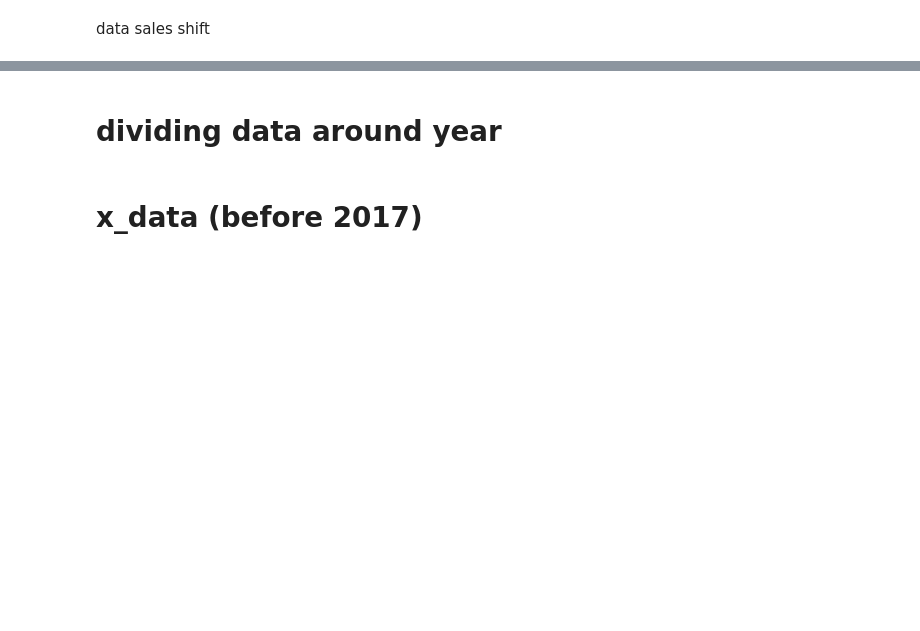
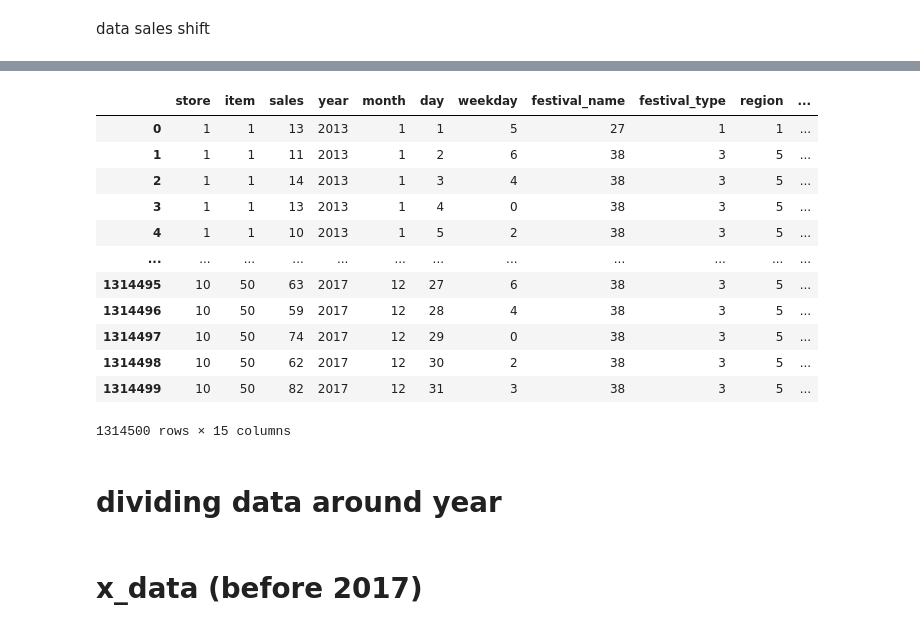
Before and after one commit to Sidd231/Festivals, a Jupyter notebook: Festival_model.ipynb, the cells around one changed output, grey strips where cells are left out. Saved outputs shown, nothing was run; the diff lists cells and outputs as text; code cells hidden in the pictures; blank space fills up the shorter version.

Commit message:
Kaggle Notebook | Festivals | Version 4 | Running

```diff
--- a/Festival_model.ipynb
+++ b/Festival_model.ipynb
@@ -385,2 +283,33 @@ Created 110 rows
+# %%
+ldate = big_d["festival_date"].dropna().unique()
+
+offsets = range(-7, 4)
+
+fd_expanded = pd.DataFrame({
+    "festival_date": [
+        date + pd.Timedelta(days=offset)
+        for date in ldate
+        for offset in offsets
+    ],
+    "days_to_next_festival": [
+        offset
+        for date in ldate
+        for offset in offsets
+    ]
+})
+
+fd_expanded["is_festival_day"] = (
+    fd_expanded["days_to_next_festival"] == 0
+).astype("int8")
+
+fd_expanded["pre_festival_week"] = (
+    fd_expanded["days_to_next_festival"].between(-7, 0)
+).astype("int8")
 # %%
 final_df = pd.merge(big_d, fd_expanded, left_on='date', right_on='festival_date', how='left')
+# %%
+final_df.drop(["festival_date_x", "festival_date_y","date"],axis = 1,inplace = True )
+# %%
+final_df["impact_scale"] = final_df["impact_scale"].fillna(0)
+#final_df["festival_date_x"] = final_df["festival_date_x"].fillna("no")
+final_df["is_festival_day"] = final_df["is_festival_day"].fillna(0)
@@ -391,5 +389,5 @@ data sales shift
 #final_df["sales_lag_1"] = final_df["sales_lag_1"].shift(periods = 1)
 # %%
 # CORRECT way to create lag features
-final_df['sales_lag_1'] = final_df.groupby(['store', 'item'])['sales'].shift(1)
-final_df['sales_lag_7'] = final_df.groupby(['store', 'item'])['sales'].shift(7)
+#final_df['sales_lag_1'] = final_df.groupby(['store', 'item'])['sales'].shift(1)
+#final_df['sales_lag_7'] = final_df.groupby(['store', 'item'])['sales'].shift(7)
@@ -416,3 +435,19 @@ memory usage: 132.6 MB
+# %%
+final_df
+# %% [output]
+|  | store | item | sales | year | month | day | weekday | festival_name | festival_type | region | ... |
+| 0 | 1 | 1 | 13 | 2013 | 1 | 1 | 5 | 27 | 1 | 1 | ... |
+| 1 | 1 | 1 | 11 | 2013 | 1 | 2 | 6 | 38 | 3 | 5 | ... |
+| 2 | 1 | 1 | 14 | 2013 | 1 | 3 | 4 | 38 | 3 | 5 | ... |
+| 3 | 1 | 1 | 13 | 2013 | 1 | 4 | 0 | 38 | 3 | 5 | ... |
+| 4 | 1 | 1 | 10 | 2013 | 1 | 5 | 2 | 38 | 3 | 5 | ... |
+| ... | ... | ... | ... | ... | ... | ... | ... | ... | ... | ... | ... |
+| 1314495 | 10 | 50 | 63 | 2017 | 12 | 27 | 6 | 38 | 3 | 5 | ... |
+| 1314496 | 10 | 50 | 59 | 2017 | 12 | 28 | 4 | 38 | 3 | 5 | ... |
+| 1314497 | 10 | 50 | 74 | 2017 | 12 | 29 | 0 | 38 | 3 | 5 | ... |
+| 1314498 | 10 | 50 | 62 | 2017 | 12 | 30 | 2 | 38 | 3 | 5 | ... |
+| 1314499 | 10 | 50 | 82 | 2017 | 12 | 31 | 3 | 38 | 3 | 5 | ... |
+1314500 rows × 15 columns
 # %%
 from sklearn.model_selection import train_test_split
 # %% [markdown]
```
Also changed, not shown: parts of 39 cells of this notebook.
